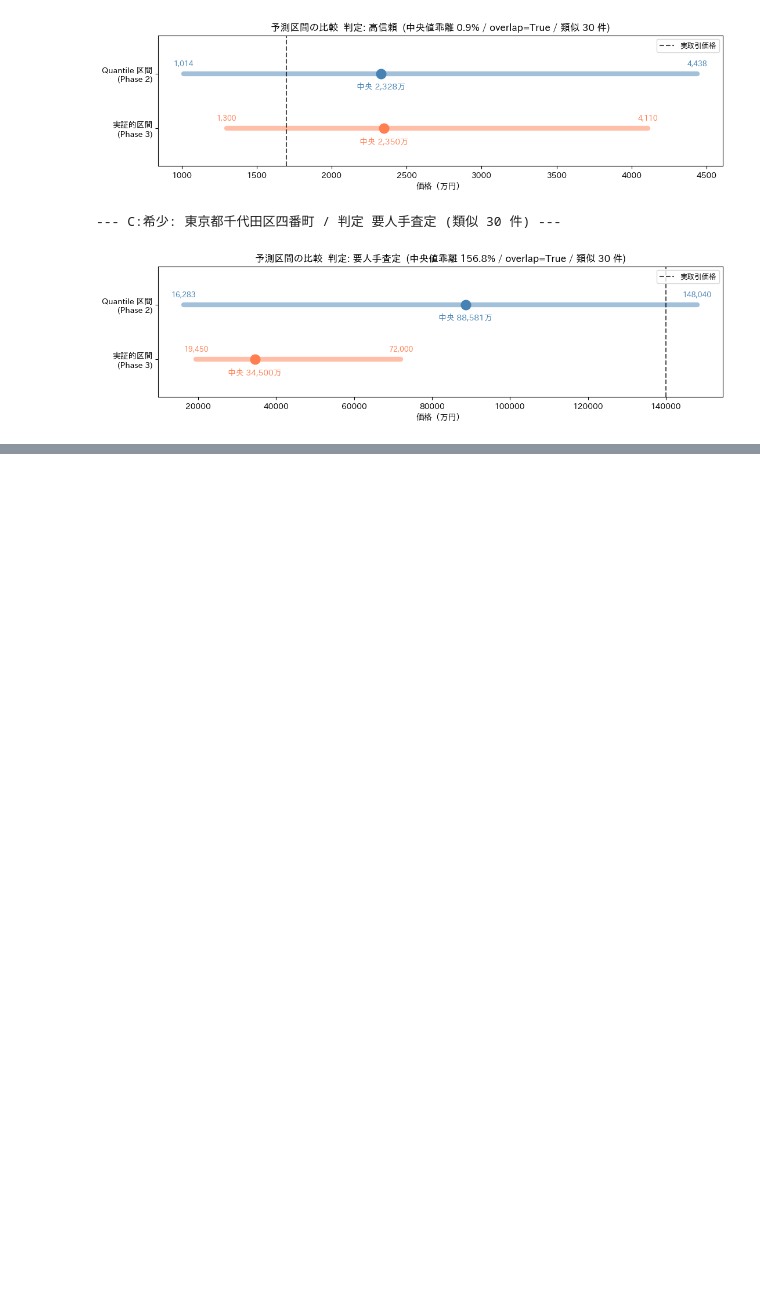
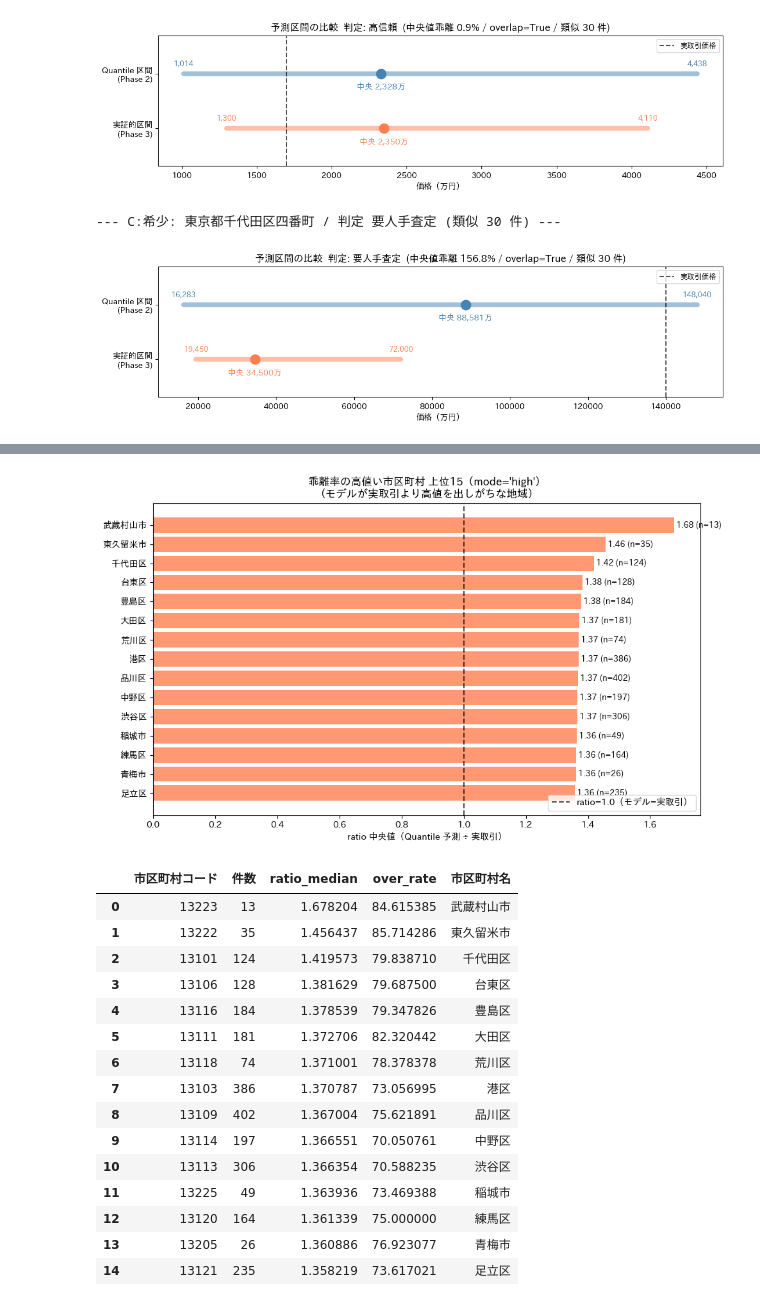
Before and after one commit to kotouharuto/House-price-forecast, a Jupyter notebook: notebooks/05_property_appraisal.ipynb, the cells around one changed output, grey strips where cells are left out. Drawn from its saved outputs; the diff is of its cells as text; code cells hidden in the pictures; blank space fills up the shorter version.

```diff
--- a/notebooks/05_property_appraisal.ipynb
+++ b/notebooks/05_property_appraisal.ipynb
@@ -336,0 +339,5 @@ for label, target in [("B:郊外", target_b), ("C:希少", target_c)]:
+# %%
+high_ratio_path = "../outputs/high_divergence_properties.csv"
+hr_df = pd.read_csv(high_ratio_path)
+
+hr_df
@@ -336,0 +367,53 @@ for label, target in [("B:郊外", target_b), ("C:希少", target_c)]:
+# %%
+# 乖離率の高い/低い傾向にある市区町村を集計して可視化
+from src.visualization.master import load_municipality_names
+from src.visualization.prediction import aggregate_divergence_by_municipality
+
+name_by_code = load_municipality_names()
+
+# mode="high": モデルが実取引より高値を出しがちな地域（ratio 降順）
+# mode="low" : モデルが安値を出しがちな地域（ratio 昇順）に切り替え可能
+MODE = "high"
+
+muni = aggregate_divergence_by_municipality(
+    hr_df, mode=MODE, min_count=10, name_by_code=name_by_code
+)
+
+# 上位 15 を横棒グラフで表示（上が最上位になるよう反転）
+top = muni.head(15).iloc[::-1]
+title_suffix = "高値" if MODE == "high" else "安値"
+bar_color = "coral" if MODE == "high" else "steelblue"
+
+fig, ax = plt.subplots(figsize=(10, 6))
+ax.barh(top["市区町村名"], top["ratio_median"], color=bar_color, alpha=0.8)
+ax.axvline(1.0, color="black", linestyle="--", alpha=0.7, label="ratio=1.0（モデル=実取引）")
+for y, (r, n) in enumerate(zip(top["ratio_median"], top["件数"], strict=True)):
+    ax.text(r, y, f" {r:.2f} (n={n})", va="center", fontsize=9)
+ax.set_xlabel("ratio 中央値（Quantile 予測 ÷ 実取引）")
+ax.set_title(
+    f"乖離率の{title_suffix}い市区町村 上位15（mode={MODE!r}）\n"
+    f"（モデルが実取引より{title_suffix}を出しがちな地域）"
+)
+ax.legend(loc="lower right")
+plt.tight_layout()
+plt.show()
+
+display(muni.head(15))
+# %% [output]
+[figure, added]
+|  | 市区町村コード | 件数 | ratio_median | over_rate | 市区町村名 |
+| 0 | 13223 | 13 | 1.678204 | 84.615385 | 武蔵村山市 |
+| 1 | 13222 | 35 | 1.456437 | 85.714286 | 東久留米市 |
+| 2 | 13101 | 124 | 1.419573 | 79.838710 | 千代田区 |
+| 3 | 13106 | 128 | 1.381629 | 79.687500 | 台東区 |
+| 4 | 13116 | 184 | 1.378539 | 79.347826 | 豊島区 |
+| 5 | 13111 | 181 | 1.372706 | 82.320442 | 大田区 |
+| 6 | 13118 | 74 | 1.371001 | 78.378378 | 荒川区 |
+| 7 | 13103 | 386 | 1.370787 | 73.056995 | 港区 |
+| 8 | 13109 | 402 | 1.367004 | 75.621891 | 品川区 |
+| 9 | 13114 | 197 | 1.366551 | 70.050761 | 中野区 |
+| 10 | 13113 | 306 | 1.366354 | 70.588235 | 渋谷区 |
+| 11 | 13225 | 49 | 1.363936 | 73.469388 | 稲城市 |
+| 12 | 13120 | 164 | 1.361339 | 75.000000 | 練馬区 |
+| 13 | 13205 | 26 | 1.360886 | 76.923077 | 青梅市 |
+| 14 | 13121 | 235 | 1.358219 | 73.617021 | 足立区 |
```
Also changed, not shown: parts of 10 cells of this notebook, 8 other files.
